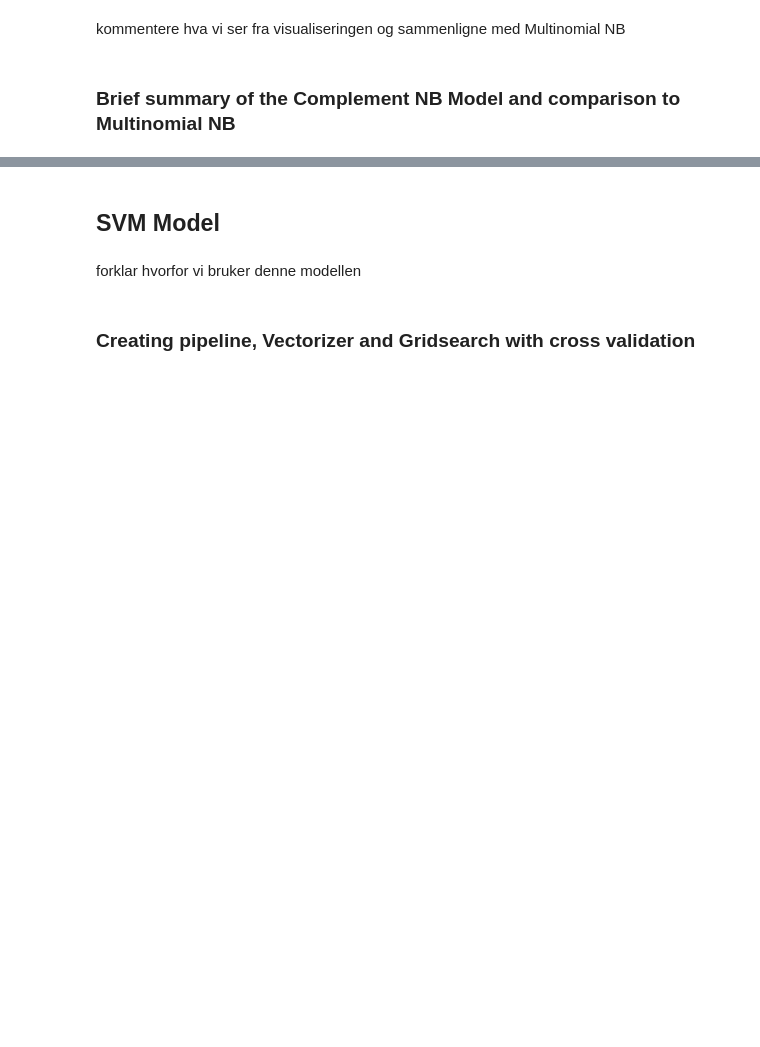
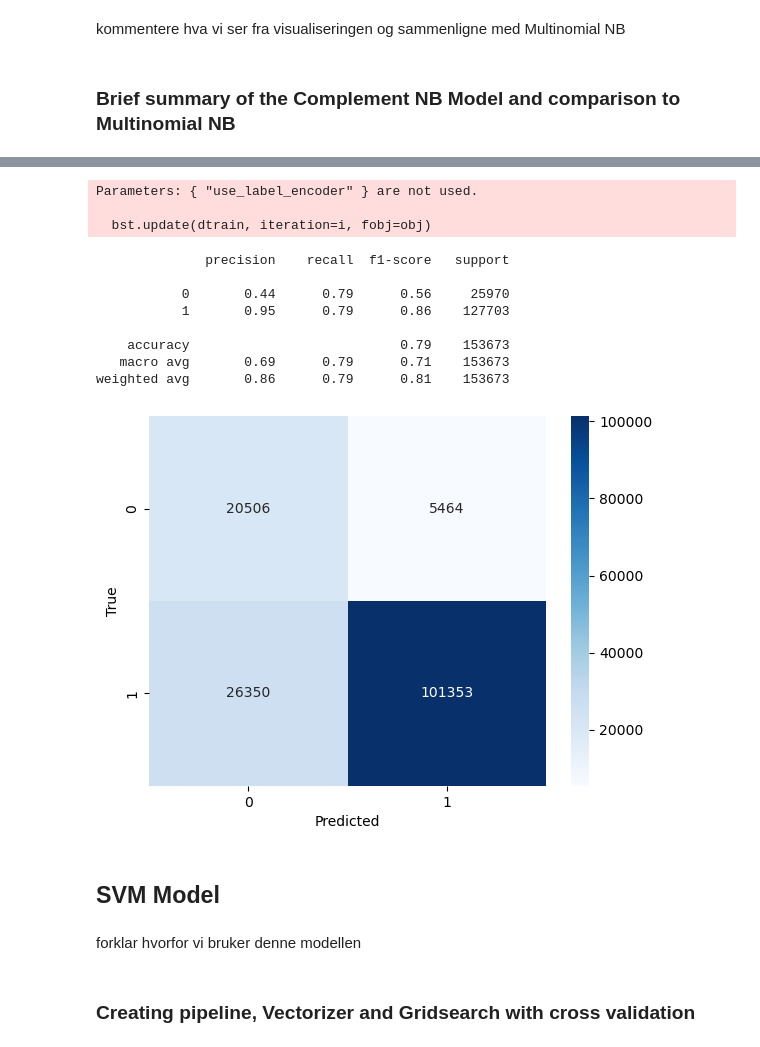
Before and after one commit to ranuru/machine-learning-exam, a Jupyter notebook: task1/notebook.ipynb, the cells around one changed output, grey strips where cells are left out. Drawn from its saved outputs; the diff is of its cells as text; code cells hidden in the pictures; blank space fills up the shorter version.

```diff
--- a/task1/notebook.ipynb
+++ b/task1/notebook.ipynb
@@ -553,7 +564,8 @@ pipe = make_pipeline(TfidfVectorizer(min_df = 5, max_df=0.8, norm='l2'), Multino
 
 param_grid = {'multinomialnb__alpha': [0.001, 0.01, 0.1, 1, 10, 100, 1000], 'tfidfvectorizer__ngram_range': [(1, 1), (1, 2), (1, 3)]}
 
-grid = GridSearchCV(pipe, param_grid, cv=5, scoring='f1', refit=True, n_jobs=-1)
+kfold = StratifiedKFold(n_splits=5, shuffle=True, random_state=42)
+grid = GridSearchCV(pipe, param_grid, cv=kfold, scoring='f1', refit=True, n_jobs=-1)
 
 grid.fit(X_train, y_train)
 
@@ -732,7 +744,7 @@ pipe = make_pipeline(TfidfVectorizer(min_df = 5, max_df=0.8, norm='l2'), Complem
 
 param_grid = {'complementnb__alpha': [0.001, 0.01, 0.1, 1, 10, 100, 1000], 'tfidfvectorizer__ngram_range': [(1, 1), (1, 2), (1, 3)]}
 
-kfold = KFold(n_splits=5, shuffle=True, random_state=42)
+kfold = StratifiedKFold(n_splits=5, shuffle=True, random_state=42)
 grid = GridSearchCV(pipe, param_grid, cv=kfold, scoring='f1', refit=True, n_jobs=-1)
 
 grid.fit(X_train, y_train)
@@ -860,3 +947,42 @@ add text here
+# %%
+vectorizer = TfidfVectorizer(max_features=50000, ngram_range=(1,2))
+X_train_tfidf = vectorizer.fit_transform(X_train)
+scale_pos_weight = df['Sentiment'].value_counts()[0] / df['Sentiment'].value_counts()[1]
+
+
+xgb_clf = XGBClassifier(
+    objective="binary:logistic", eval_metric="logloss",
+    use_label_encoder=False, scale_pos_weight=scale_pos_weight,
+    max_depth=6, n_estimators=100, learning_rate=0.1,
+    subsample=0.8, colsample_bytree=0.8, tree_method="hist"
+)
+
+xgb_clf.fit(X_train_tfidf, y_train)
+
+y_pred = xgb_clf.predict(vectorizer.transform(X_test))
+
+print(classification_report(y_test, y_pred))
+
+cm = confusion_matrix(y_test, y_pred)
+
+sns.heatmap(cm, annot=True, fmt='d', cmap='Blues')
+
+plt.xlabel('Predicted')
+plt.ylabel('True')
+plt.show()
+# %% [output]
+Parameters: { "use_label_encoder" } are not used.
+
+  bst.update(dtrain, iteration=i, fobj=obj)
+              precision    recall  f1-score   support
+
+           0       0.44      0.79      0.56     25970
+           1       0.95      0.79      0.86    127703
+
+    accuracy                           0.79    153673
+   macro avg       0.69      0.79      0.71    153673
+weighted avg       0.86      0.79      0.81    153673
+[figure, added]
 # %% [markdown]
 ## **SVM Model**
 # %% [markdown]
```
Also changed, not shown: parts of 23 cells of this notebook.
